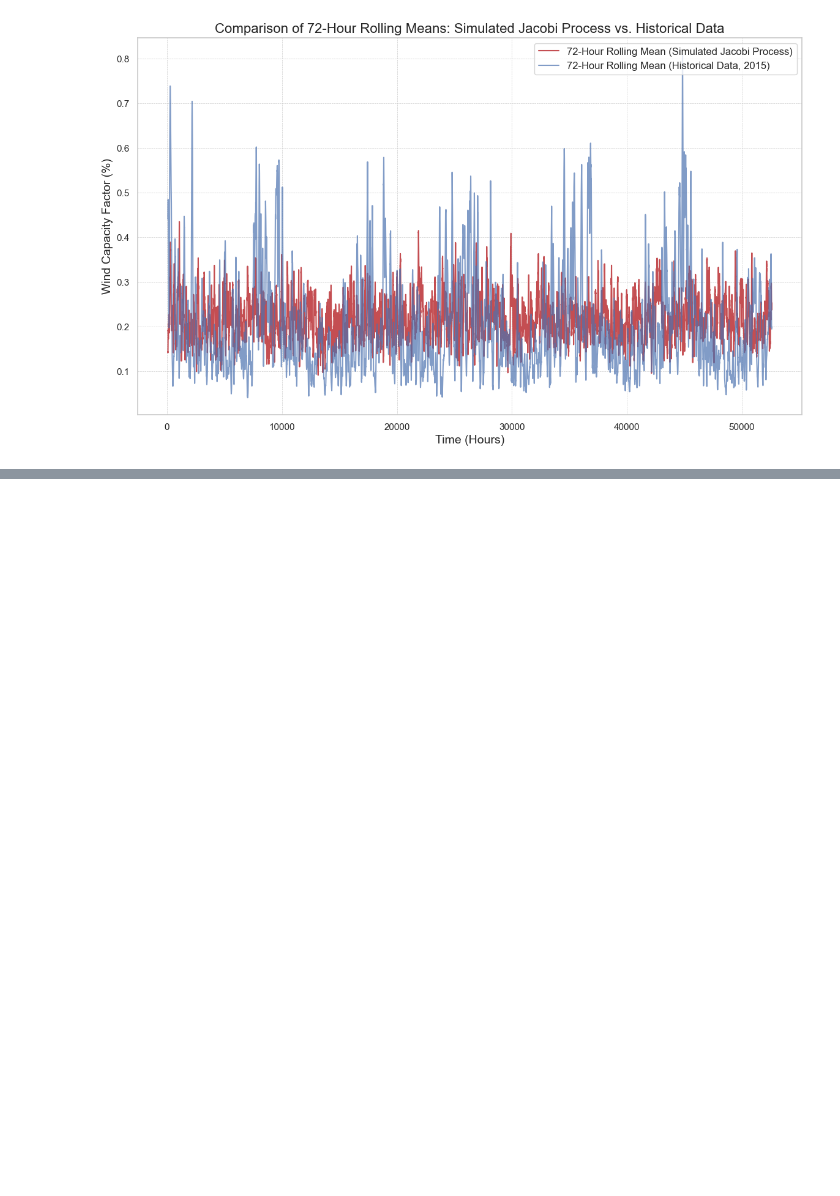
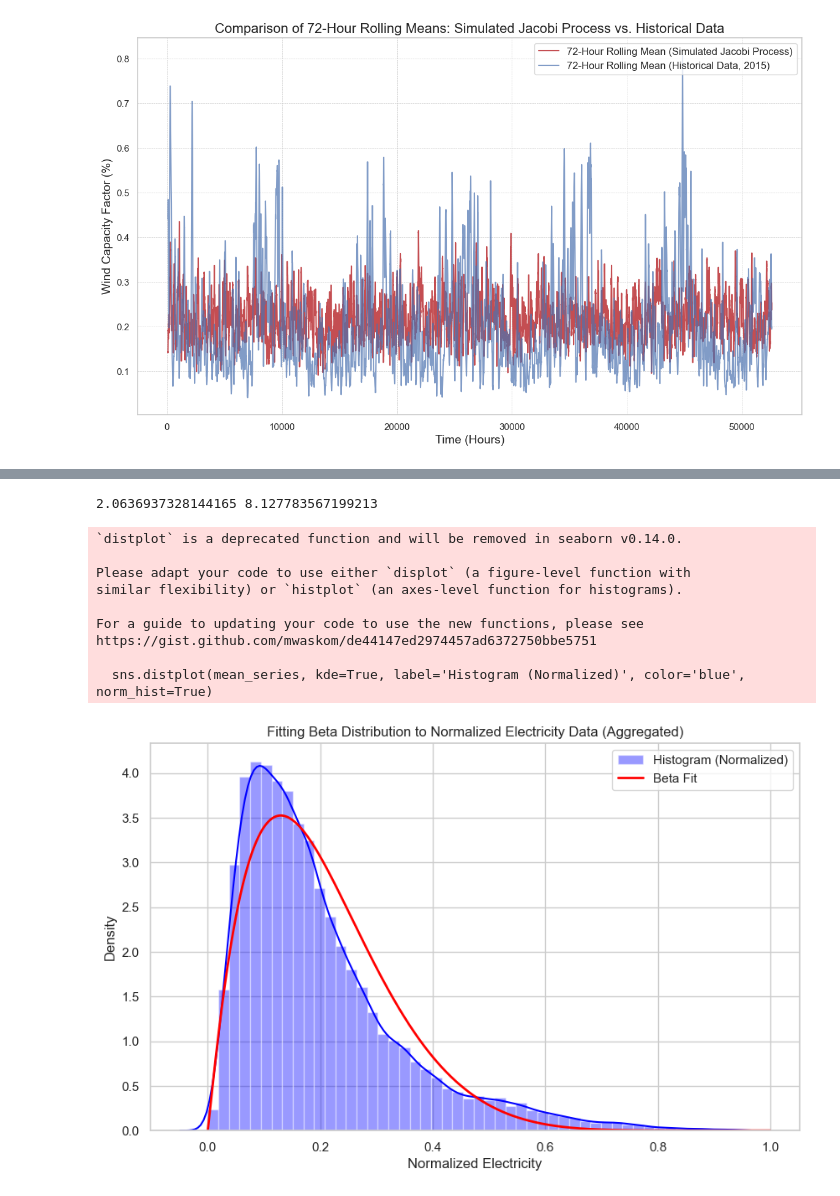
Before and after one commit to aliciabassiere/mfg_elec, a Jupyter notebook: calibration/calibration_wind.ipynb, the cells around one changed output, grey strips where cells are left out. Saved outputs shown, nothing was run; the diff lists cells and outputs as text; code cells hidden in the pictures; blank space fills up the shorter version.

```diff
--- a/calibration/calibration_wind.ipynb
+++ b/calibration/calibration_wind.ipynb
@@ -304,5 +304,6 @@ date_index = pd.date_range(start='2015-01-01 00:00', periods=52608, freq='H')
 data_frame = pd.DataFrame(np.array(mean_series), index=date_index, columns=['Data'])
 data_frame['day'] = data_frame.index.day.values.astype(np.int64)
 data_frame['year'] = data_frame.index.year.values.astype(np.int64)
-print(data_frame)
+daily_mean = np.array(data_frame.resample('D').mean()['Data'])
+daily_mean.mean()
 # %% [output]
@@ -322,0 +311,34 @@ print(data_frame)
+# %%
+# Provide initial parameter guesses
+initial_alpha = 1
+initial_beta = 1
+
+# Fit a Beta distribution to the normalized data with initial guesses
+alpha_fit, beta_fit, loc, scale = beta.fit(daily_mean, floc=0, fscale=1, loc=initial_alpha, scale=initial_beta)
+
+print(alpha_fit, beta_fit)
+
+# Generate values for the Beta distribution and plot
+x = np.linspace(0, 1, 1000)
+pdf_beta = beta.pdf(x, alpha_fit, beta_fit, loc, scale)
+
+plt.figure(figsize=(10, 6))
+sns.distplot(mean_series, kde=True, label='Histogram (Normalized)', color='blue', norm_hist=True)
+plt.plot(x, pdf_beta, 'r-', lw=2, label='Beta Fit', color='red')
+plt.title(f'Fitting Beta Distribution to Normalized Electricity Data (Aggregated)')
+plt.xlabel('Normalized Electricity')
+plt.ylabel('Density')
+plt.legend()
+plt.show()
+# %% [output]
+2.0636937328144165 8.127783567199213
+`distplot` is a deprecated function and will be removed in seaborn v0.14.0.
+
+Please adapt your code to use either `displot` (a figure-level function with
+similar flexibility) or `histplot` (an axes-level function for histograms).
+
+For a guide to updating your code to use the new functions, please see
+https://gist.github.com/mwaskom/de44147ed2974457ad6372750bbe5751
+
+  sns.distplot(mean_series, kde=True, label='Histogram (Normalized)', color='blue', norm_hist=True)
+[figure, added]
```
Also changed, not shown: parts of 4 cells of this notebook, 7 other files.
